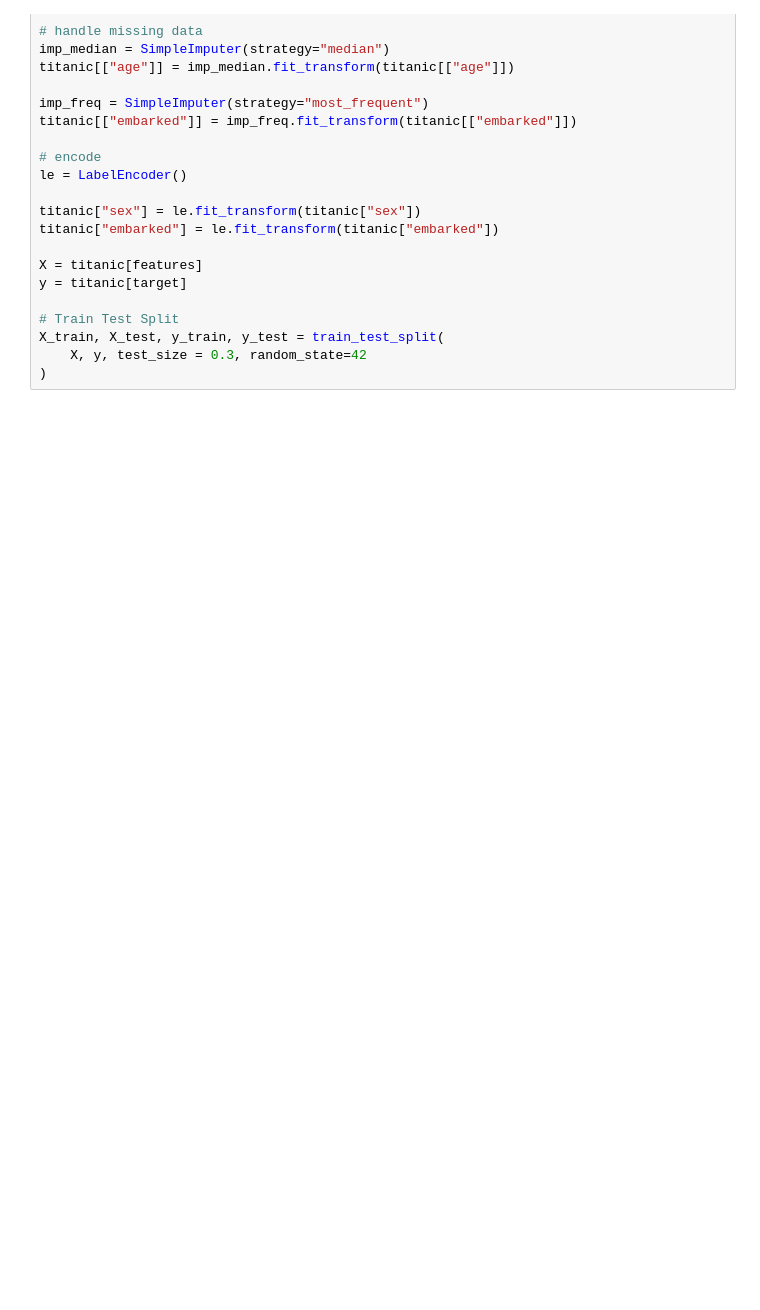
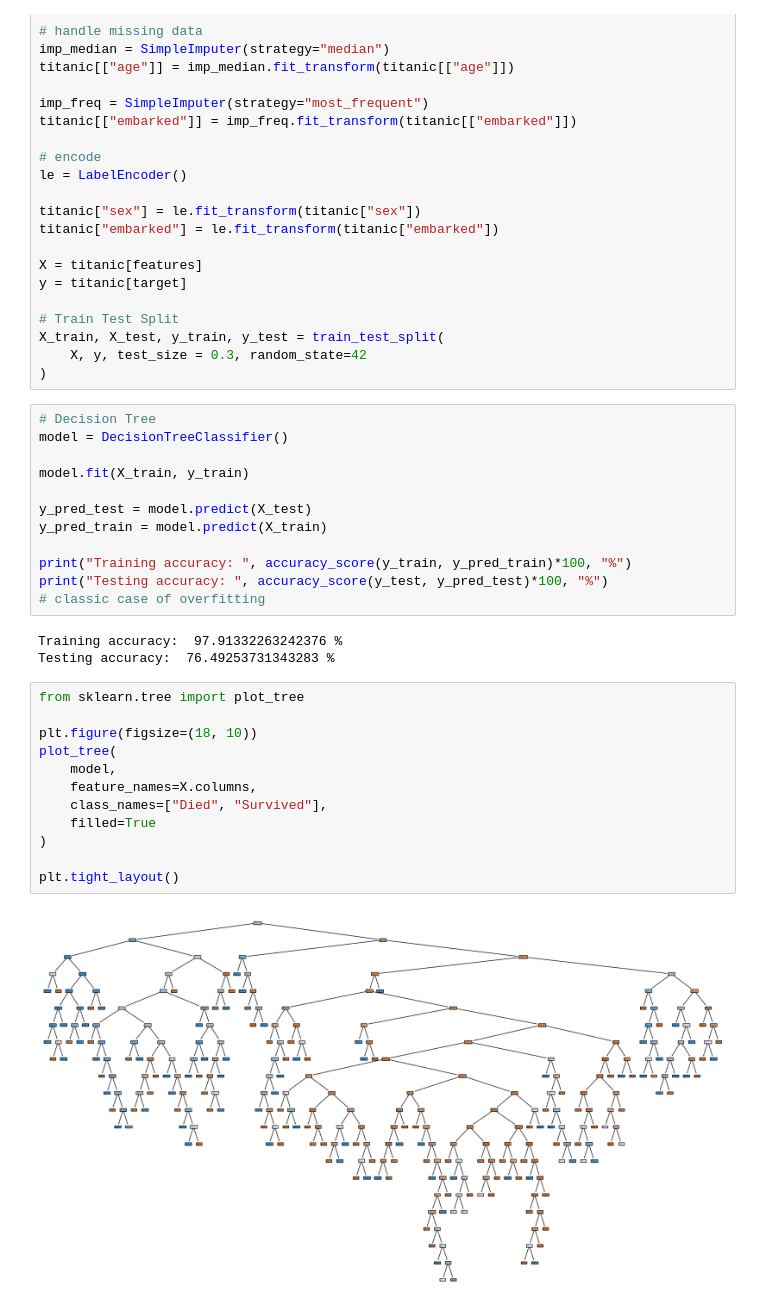
Before and after one commit to MohammedGousemohiyuddinYekkaluru/prime-ai-ml-learning-journey, a Jupyter notebook: Machine Learning/random_forest.ipynb, the cells around one changed output. Cells and saved outputs as stored; diff of their text form; blank space fills up the shorter version.

Commit message:
Add Decision tree without any pruning and plot the tree

```diff
--- a/Machine Learning/random_forest.ipynb
+++ b/Machine Learning/random_forest.ipynb
@@ -34,3 +34,32 @@ y = titanic[target]
 X_train, X_test, y_train, y_test = train_test_split(
     X, y, test_size = 0.3, random_state=42
 )
+# %%
+# Decision Tree
+model = DecisionTreeClassifier()
+
+model.fit(X_train, y_train)
+
+y_pred_test = model.predict(X_test)
+y_pred_train = model.predict(X_train)
+
+print("Training accuracy: ", accuracy_score(y_train, y_pred_train)*100, "%")
+print("Testing accuracy: ", accuracy_score(y_test, y_pred_test)*100, "%")
+# classic case of overfitting
+# %% [output]
+Training accuracy:  97.91332263242376 %
+Testing accuracy:  76.49253731343283 %
+# %%
+from sklearn.tree import plot_tree
+
+plt.figure(figsize=(18, 10))
+plot_tree(
+    model,
+    feature_names=X.columns,
+    class_names=["Died", "Survived"],
+    filled=True
+)
+
+plt.tight_layout()
+# %% [output]
+[figure, added]
```
